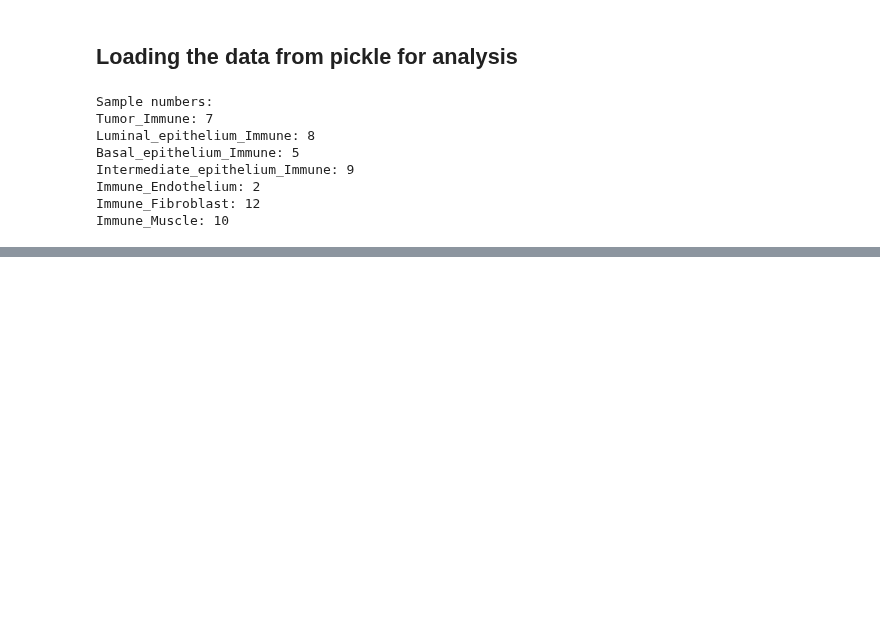
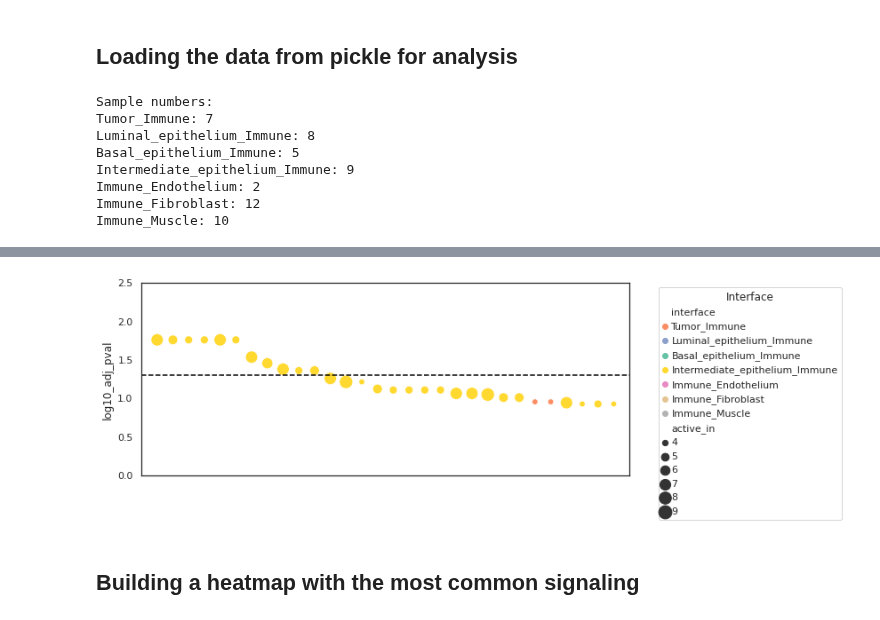
Before and after one commit to akiviaho/spatial, a Jupyter notebook: notebooks/spatial-mapping-based-clusters-receptor-ligand-analyses.ipynb, the cells around one changed output, grey strips where cells are left out. Saved outputs shown, nothing was run; the diff lists cells and outputs as text; code cells hidden in the pictures; blank space fills up the shorter version.

Commit message:
Implemented more plotting blocks, venn, correlation, heatmaps

```diff
--- a/notebooks/spatial-mapping-based-clusters-receptor-ligand-analyses.ipynb
+++ b/notebooks/spatial-mapping-based-clusters-receptor-ligand-analyses.ipynb
@@ -947,0 +605,45 @@ dat
+# %%
+n_interaction = 30
+plot_df = signif_pval_interactions[:n_interaction]
+plot_df['interface'] = plot_df['interface'].astype('category').cat.set_categories(keys)
+# Set the style of the plot
+sns.set_style('white')
+sns.set_palette([color_dict[r] for r in regions if r != roi])
+
+# Create a figure and axis object
+fig, ax = plt.subplots(figsize=(12, 4))
+ax.axhline(y=-np.log10(0.05), color='black', linestyle='--')
+#ax.axhline(y=2, color='black', linestyle='--')
+
+# Create the dotplot
+sns.scatterplot(x=plot_df.index, y='log10_adj_pval', size='active_in',
+                hue='interface', data=plot_df, ax=ax, sizes=(40,400),
+                size_norm=(4,14)
+                )
+
+# Set the y-axis limits and add dashed lines
+ax.set_ylim(0, 2.5) # May need to adjust
+
+ax.set_xlim(-1,n_interaction)
+
+
+# Set the x-axis label and legend
+ax.set_xlabel('Index')
+ax.legend(title='Interface',bbox_to_anchor=(1.05, 1))
+ax.set_xticklabels([])
+ax.set_xlabel('')
+
+plt.tight_layout()
+
+if roi_is_target:
+    plt.savefig('plots/interface_ligrec_dotplots/'+roi+'_as_target_fishers_test_adj_pval.pdf')
+    signif_pval_interactions.to_csv('./plots/interface_ligrec_dotplots/'+roi+'_as_target_fishers_test_adj_pval.csv')
+else:
+    plt.savefig('plots/interface_ligrec_dotplots/'+roi+'_as_source_fishers_test__adj_pval.pdf')
+    signif_pval_interactions.to_csv('./plots/interface_ligrec_dotplots/'+roi+'_as_source_fishers_test_adj_pval.csv')
+# Show the plot
+plt.show()
+# %% [output]
+[figure, added]
+# %% [markdown]
+## Building a heatmap with the most common signaling
```
Also changed, not shown: parts of 63 cells of this notebook, 1 other file.
